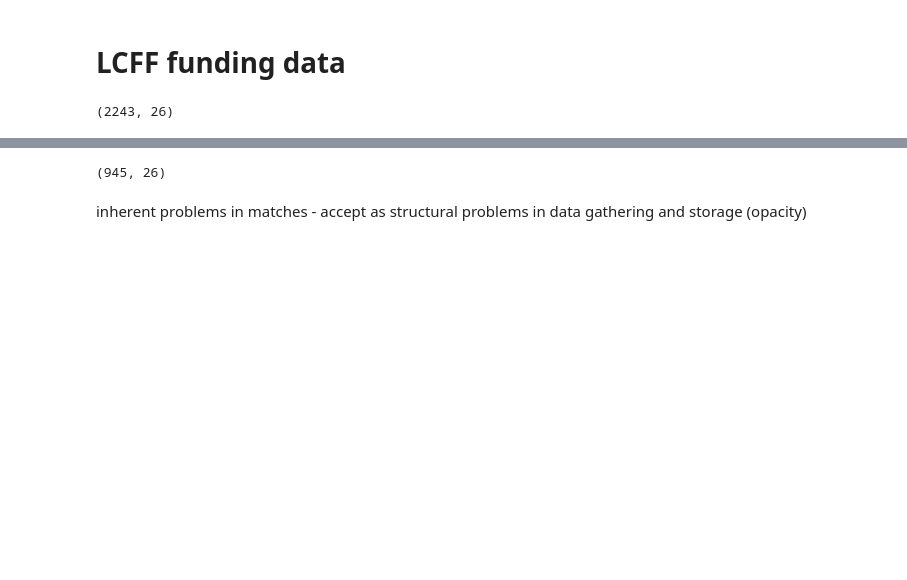
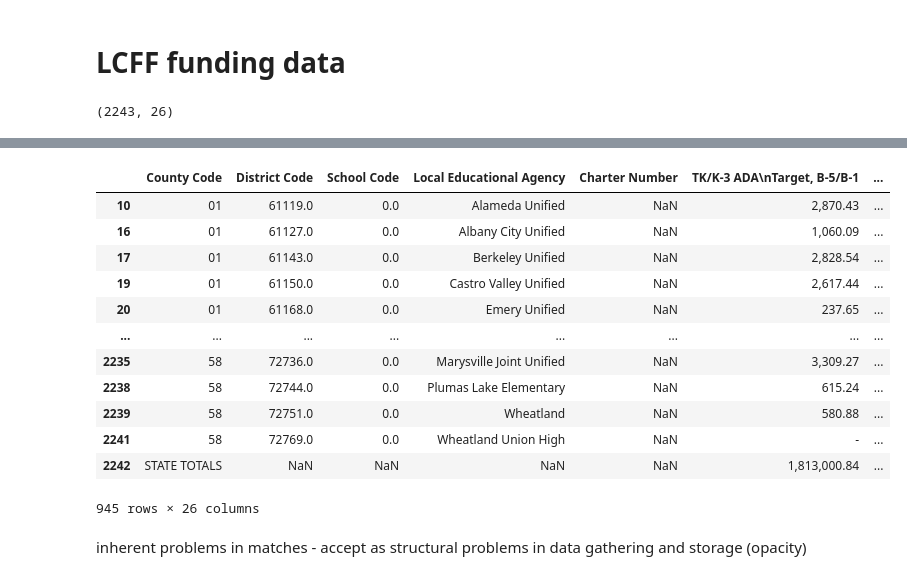
Before and after one commit to fiendskrah/finalcapstone, a Jupyter notebook: project.ipynb, the cells around one changed output, grey strips where cells are left out. Saved outputs shown, nothing was run; the diff lists cells and outputs as text; code cells hidden in the pictures; blank space fills up the shorter version.

```diff
--- a/project.ipynb
+++ b/project.ipynb
@@ -207,10 +317,22 @@ funding_lookup = lcff['School Code'].dropna()
 # %%
 funding_lookup = funding_lookup.astype('int64')
 # %%
-lcff_filtered = lcff[lcff['Charter Number'].isnull()]
-lcff_filtered.shape
+lcff_less_charter = lcff[lcff['Charter Number'].isnull()]
+lcff_less_charter
 # %% [output]
+|  | County Code | District Code | School Code | Local Educational Agency | Charter Number | TK/K-3 ADA\nTarget, B-5/B-1 | ... |
+| 10 | 01 | 61119.0 | 0.0 | Alameda Unified | NaN | 2,870.43 | ... |
+| 16 | 01 | 61127.0 | 0.0 | Albany City Unified | NaN | 1,060.09 | ... |
+| 17 | 01 | 61143.0 | 0.0 | Berkeley Unified | NaN | 2,828.54 | ... |
+| 19 | 01 | 61150.0 | 0.0 | Castro Valley Unified | NaN | 2,617.44 | ... |
+| 20 | 01 | 61168.0 | 0.0 | Emery Unified | NaN | 237.65 | ... |
+| ... | ... | ... | ... | ... | ... | ... | ... |
+| 2235 | 58 | 72736.0 | 0.0 | Marysville Joint Unified | NaN | 3,309.27 | ... |
+| 2238 | 58 | 72744.0 | 0.0 | Plumas Lake Elementary | NaN | 615.24 | ... |
+| 2239 | 58 | 72751.0 | 0.0 | Wheatland | NaN | 580.88 | ... |
+| 2241 | 58 | 72769.0 | 0.0 | Wheatland Union High | NaN | - | ... |
+| 2242 | STATE TOTALS | NaN | NaN | NaN | NaN | 1,813,000.84 | ... |
-(945, 26)
+945 rows × 26 columns
 # %% [markdown]
 inherent problems in matches - accept as structural problems in data gathering and storage (opacity)
 # %% [markdown]
```
Also changed, not shown: parts of 45 cells of this notebook, 1 other file.
